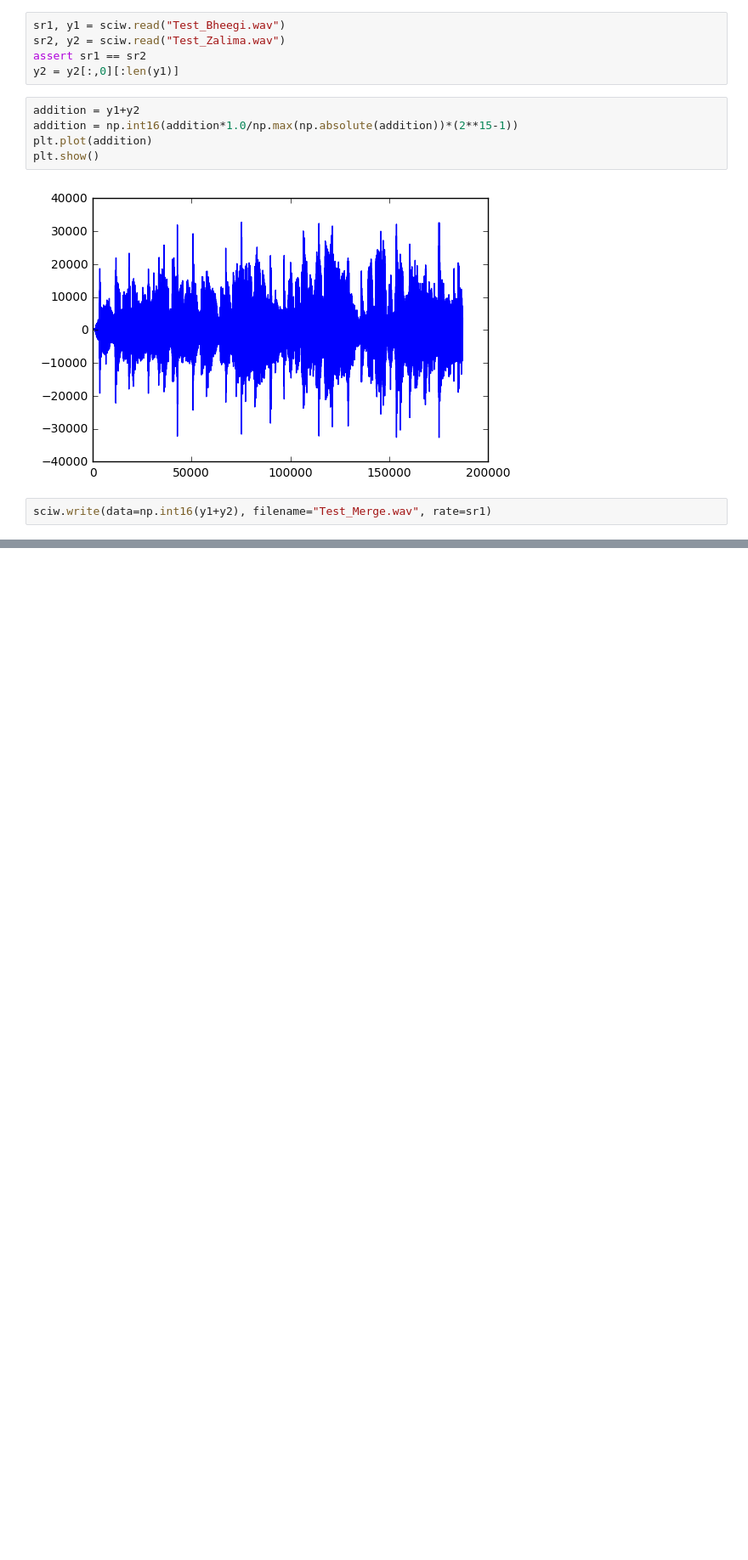
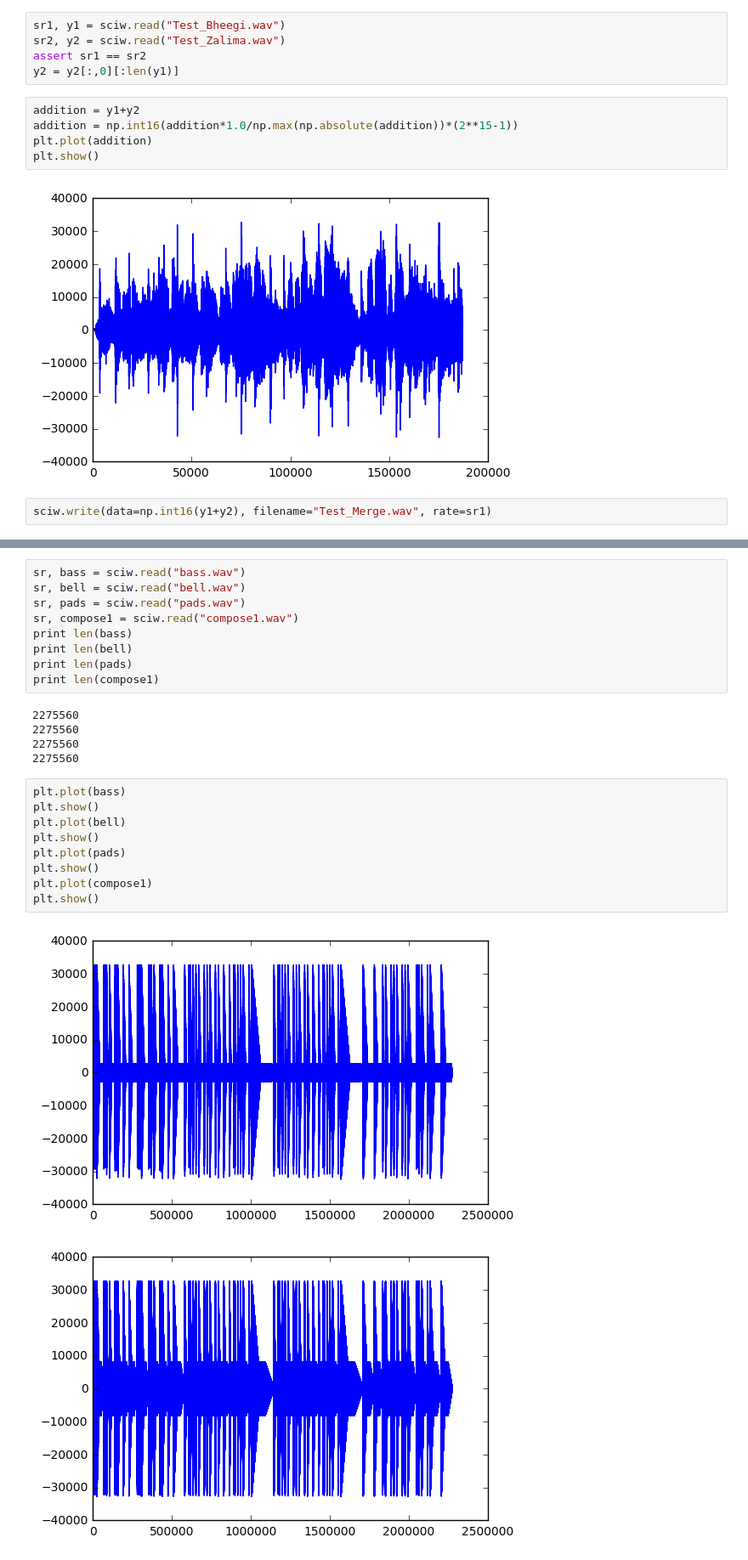
Before and after one commit to KrnTneja/MusicSynth, a Jupyter notebook: Merging Songs.ipynb, the cells around one changed output, grey strips where cells are left out. Shown at 85% size. Saved outputs shown, nothing was run; the diff lists cells and outputs as text; blank space fills up the shorter version.

```diff
--- a/Merging Songs.ipynb
+++ b/Merging Songs.ipynb
@@ -19,0 +22,26 @@ sciw.write(data=np.int16(y1+y2), filename="Test_Merge.wav", rate=sr1)
+# %%
+sr, bass = sciw.read("bass.wav")
+sr, bell = sciw.read("bell.wav")
+sr, pads = sciw.read("pads.wav")
+sr, compose1 = sciw.read("compose1.wav")
+print len(bass)
+print len(bell)
+print len(pads)
+print len(compose1)
+# %% [output]
+2275560
+2275560
+2275560
+2275560
+# %%
+plt.plot(bass)
+plt.show()
+plt.plot(bell)
+plt.show()
+plt.plot(pads)
+plt.show()
+plt.plot(compose1)
+plt.show()
+# %% [output]
+[figure, added]
+[figure, added]
```
Also changed, not shown: parts of 4 cells of this notebook, 4 other files.
